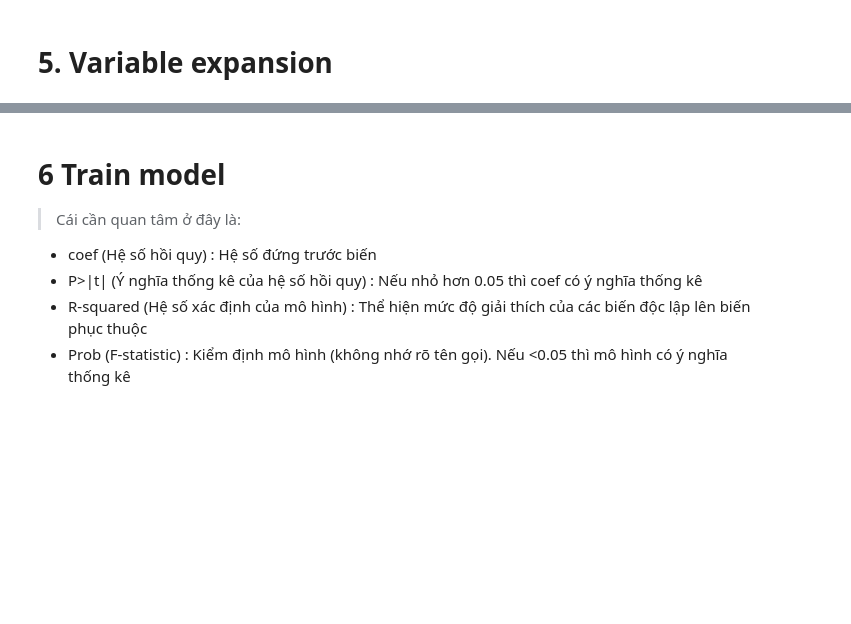
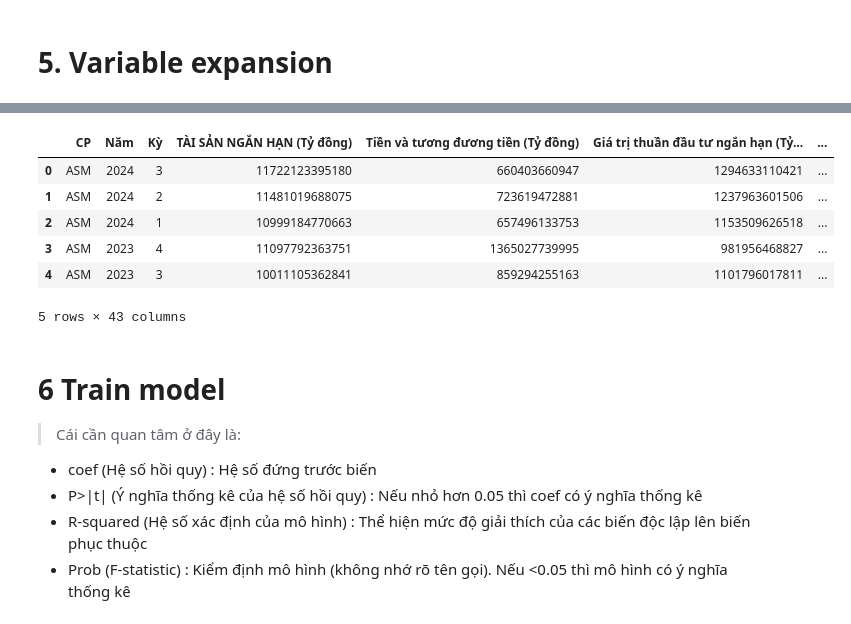
Before and after one commit to QuocKhang290603/Project-2025, a Jupyter notebook: create_model.ipynb, the cells around one changed output, grey strips where cells are left out. Drawn from its saved outputs; the diff is of its cells as text; code cells hidden in the pictures; blank space fills up the shorter version.

```diff
--- a/create_model.ipynb
+++ b/create_model.ipynb
@@ -70,6 +50,14 @@ Index(['ticker', 'yearReport', 'lengthReport', 'CURRENT ASSETS (Bn. VND)',
       dtype='object')
-# %%
-data['DER']=data['LIABILITIES (Bn. VND)']/data["OWNER'S EQUITY(Bn.VND)"]
+# %%
+data.head()
+# %% [output]
+|  | CP | Năm | Kỳ | TÀI SẢN NGẮN HẠN (Tỷ đồng) | Tiền và tương đương tiền (Tỷ đồng) | Giá trị thuần đầu tư ngắn hạn (Tỷ... | ... |
+| 0 | ASM | 2024 | 3 | 11722123395180 | 660403660947 | 1294633110421 | ... |
+| 1 | ASM | 2024 | 2 | 11481019688075 | 723619472881 | 1237963601506 | ... |
+| 2 | ASM | 2024 | 1 | 10999184770663 | 657496133753 | 1153509626518 | ... |
+| 3 | ASM | 2023 | 4 | 11097792363751 | 1365027739995 | 981956468827 | ... |
+| 4 | ASM | 2023 | 3 | 10011105362841 | 859294255163 | 1101796017811 | ... |
+5 rows × 43 columns
 # %% [markdown]
 # 6 Train model
 > Cái cần quan tâm ở đây là:
```
Also changed, not shown: parts of 11 cells of this notebook, 1 other file.
